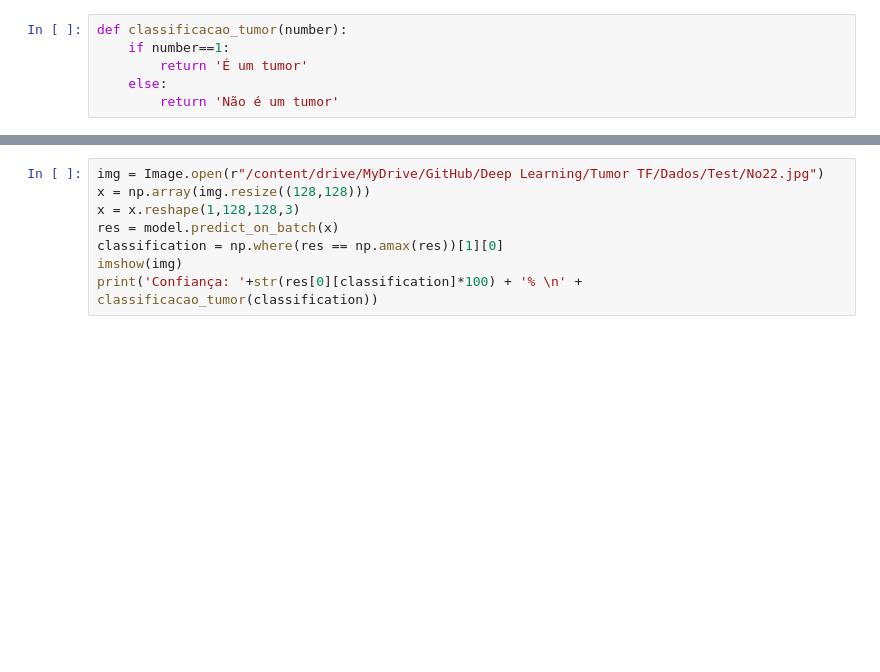
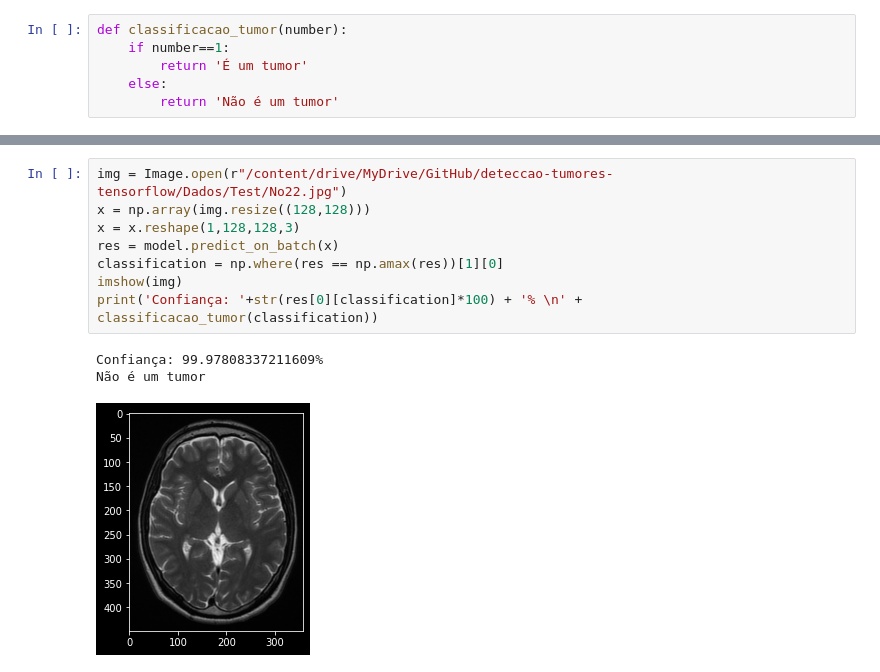
Before and after one commit to lucapqg/Deep-Learning, a Jupyter notebook: deteccao-tumores-tensorflow/detecção_tumores_tensorflow.ipynb, the cells around one changed output, grey strips where cells are left out. Saved outputs shown, nothing was run; the diff lists cells and outputs as text; blank space fills up the shorter version.

```diff
--- a/deteccao-tumores-tensorflow/detecção_tumores_tensorflow.ipynb
+++ b/deteccao-tumores-tensorflow/detecção_tumores_tensorflow.ipynb
@@ -205,8 +243,12 @@ FileNotFoundError: ignored
 # %%
-img = Image.open(r"/content/drive/MyDrive/GitHub/Deep Learning/Tumor TF/Dados/Test/No22.jpg")
+img = Image.open(r"/content/drive/MyDrive/GitHub/deteccao-tumores-tensorflow/Dados/Test/No22.jpg")
 x = np.array(img.resize((128,128)))
 x = x.reshape(1,128,128,3)
 res = model.predict_on_batch(x)
 classification = np.where(res == np.amax(res))[1][0]
 imshow(img)
 print('Confiança: '+str(res[0][classification]*100) + '% \n' + classificacao_tumor(classification))
+# %% [output]
+Confiança: 99.97808337211609%
+Não é um tumor
+[figure, added]
```
Also changed, not shown: parts of 11 cells of this notebook.
